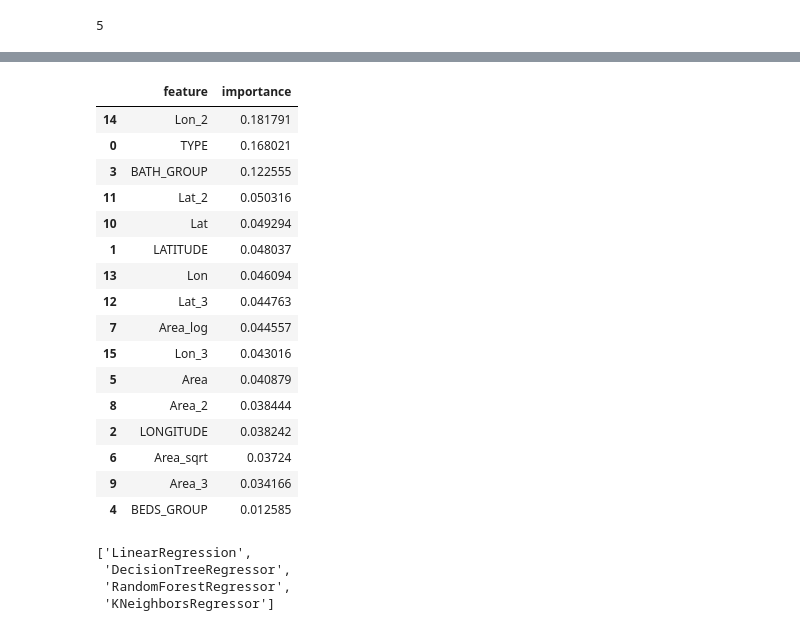
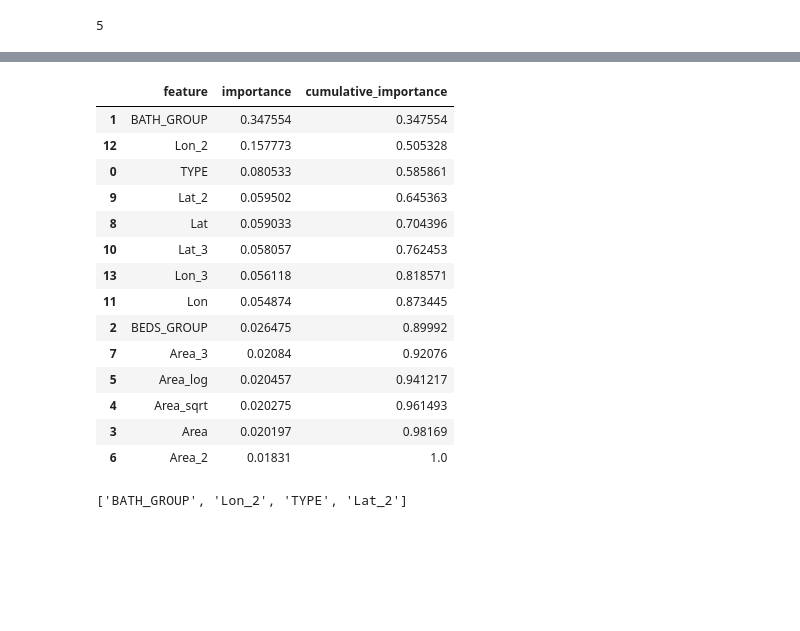
Before and after one commit to Trevor5008/CAP2757_FinalProject, a Jupyter notebook: Final_Project_feature_selection.ipynb, the cells around one changed output, grey strips where cells are left out. Saved outputs shown, nothing was run; the diff lists cells and outputs as text; code cells hidden in the pictures; blank space fills up the shorter version.

```diff
--- a/Final_Project_feature_selection.ipynb
+++ b/Final_Project_feature_selection.ipynb
@@ -107,8 +107,8 @@ df.describe()
 | 75% | 4.000000 | 3.000000 | 2184.207862 | 1.495000e+06 | 40.771923 | -73.870638 |
 | max | 50.000000 | 50.000000 | 65535.000000 | 2.147484e+09 | 40.912729 | -73.702450 |
 # %%
-lower_iqr = np.nanpercentile(df.PRICE , 10)
-upper_iqr = np.nanpercentile(df.PRICE , 90)
+lower_iqr = np.nanpercentile(df.PRICE , 25)
+upper_iqr = np.nanpercentile(df.PRICE , 75)
 
 iqr = upper_iqr - lower_iqr
 
@@ -308,7 +301,6 @@ X_test['Area_3'] = area_3_scaler.transform(X_test['Area_3'].values.reshape(-1, 1
 
 
 X_train['Lat'] , lat_scaler = make_scaler(X_train['Lat'])
-
 X_train['Lat_2'] , lat_2_scaler = make_scaler(X_train['Lat_2'])
 X_train['Lat_3'] , lat_3_scaler = make_scaler(X_train['Lat_3'])
 
@@ -333,7 +325,7 @@ y_scaler = MinMaxScaler()
 y_train = y_scaler.fit_transform(y_train.values.reshape(-1, 1))
 y_test = y_scaler.transform(y_test.values.reshape(-1, 1))
 
-drop_cols = ['BEDS' , 'BATH' , 'PROPERTYSQFT' , 'combined_cols']
+drop_cols = ['BEDS' , 'BATH' , 'PROPERTYSQFT' , 'combined_cols' , 'LATITUDE' , 'LONGITUDE']
 
 
 X_train = X_train.drop(columns = drop_cols)
@@ -393,39 +388,40 @@ def train_and_evaluate_model(model, scaler , X_train, y_train, X_test, y_test):
 # %%
 X_train = X_train.drop('Price' , axis = 1)
 
 rf = RandomForestRegressor(
     n_estimators=100,
     criterion= 'friedman_mse',
     random_state=rs
 )
 
 rf.fit(X_train, y_train)
 
 
 
 feat_imp = pd.DataFrame([X_train.columns.transpose() , rf.feature_importances_.transpose()] , index = ['feature' , 'importance']).transpose().sort_values(by = 'importance' , ascending = False)
-
+feat_imp['cumulative_importance'] = feat_imp['importance'].cumsum()
 feat_imp
 # %% [output]
-|  | feature | importance |
-| 14 | Lon_2 | 0.181791 |
-| 0 | TYPE | 0.168021 |
-| 3 | BATH_GROUP | 0.122555 |
-| 11 | Lat_2 | 0.050316 |
-| 10 | Lat | 0.049294 |
-| 1 | LATITUDE | 0.048037 |
-| 13 | Lon | 0.046094 |
-| 12 | Lat_3 | 0.044763 |
-| 7 | Area_log | 0.044557 |
-| 15 | Lon_3 | 0.043016 |
-| 5 | Area | 0.040879 |
-| 8 | Area_2 | 0.038444 |
-| 2 | LONGITUDE | 0.038242 |
-| 6 | Area_sqrt | 0.03724 |
-| 9 | Area_3 | 0.034166 |
-| 4 | BEDS_GROUP | 0.012585 |
+|  | feature | importance | cumulative_importance |
+| 1 | BATH_GROUP | 0.347554 | 0.347554 |
+| 12 | Lon_2 | 0.157773 | 0.505328 |
+| 0 | TYPE | 0.080533 | 0.585861 |
+| 9 | Lat_2 | 0.059502 | 0.645363 |
+| 8 | Lat | 0.059033 | 0.704396 |
+| 10 | Lat_3 | 0.058057 | 0.762453 |
+| 13 | Lon_3 | 0.056118 | 0.818571 |
+| 11 | Lon | 0.054874 | 0.873445 |
+| 2 | BEDS_GROUP | 0.026475 | 0.89992 |
+| 7 | Area_3 | 0.02084 | 0.92076 |
+| 5 | Area_log | 0.020457 | 0.941217 |
+| 4 | Area_sqrt | 0.020275 | 0.961493 |
+| 3 | Area | 0.020197 | 0.98169 |
+| 6 | Area_2 | 0.01831 | 1.0 |
 # %%
-model_features = feat_imp[feat_imp['importance'] >= 0.05]['feature'].values.tolist()
+model_features = feat_imp[feat_imp['cumulative_importance'] <= 0.65]['feature'].values.tolist()
+model_features
+# %% [output]
+['BATH_GROUP', 'Lon_2', 'TYPE', 'Lat_2']
 # %%
 models = [
          LinearRegression(),
@@ -513,10 +510,3 @@ fig.update_layout(
 
 
 fig.show()
-# %%
-[result['model_name'] for result in results]
-# %% [output]
-['LinearRegression',
- 'DecisionTreeRegressor',
- 'RandomForestRegressor',
- 'KNeighborsRegressor']
```
Also changed, not shown: parts of 12 cells of this notebook.
